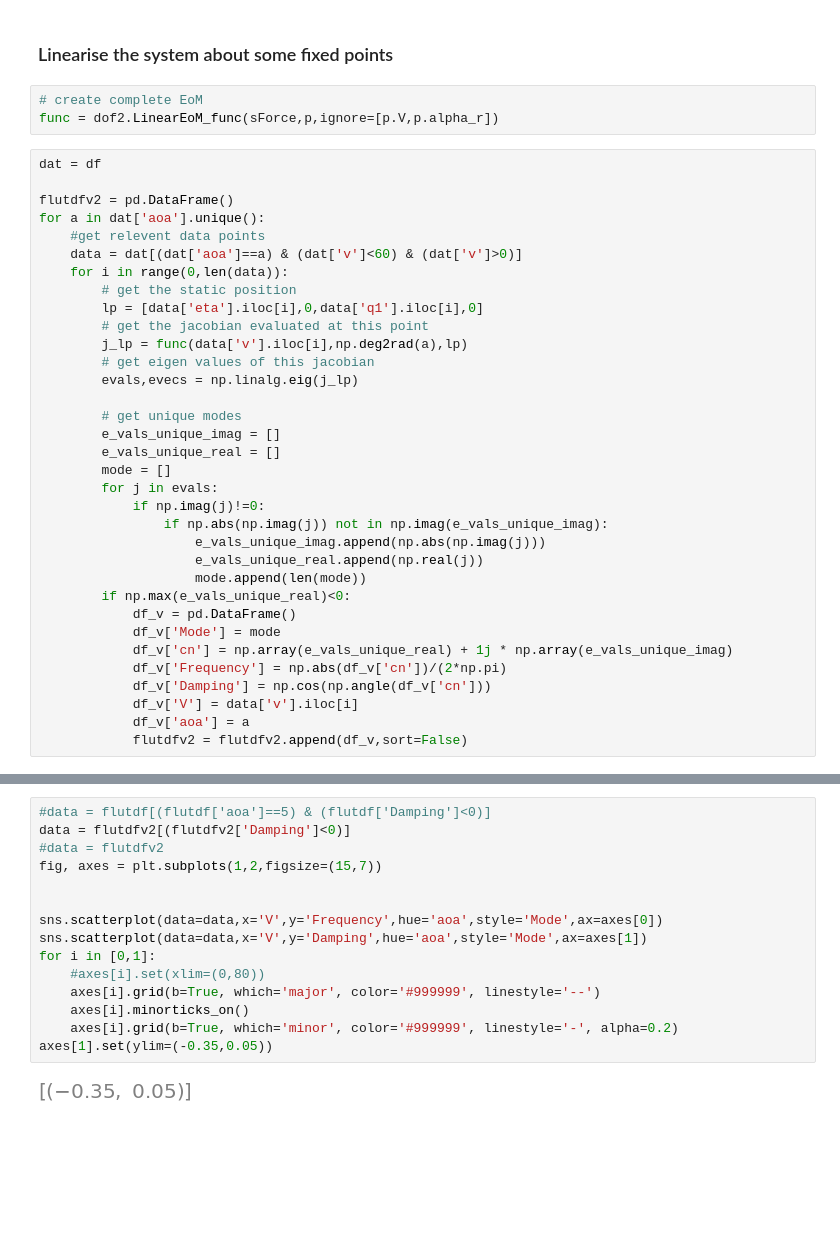
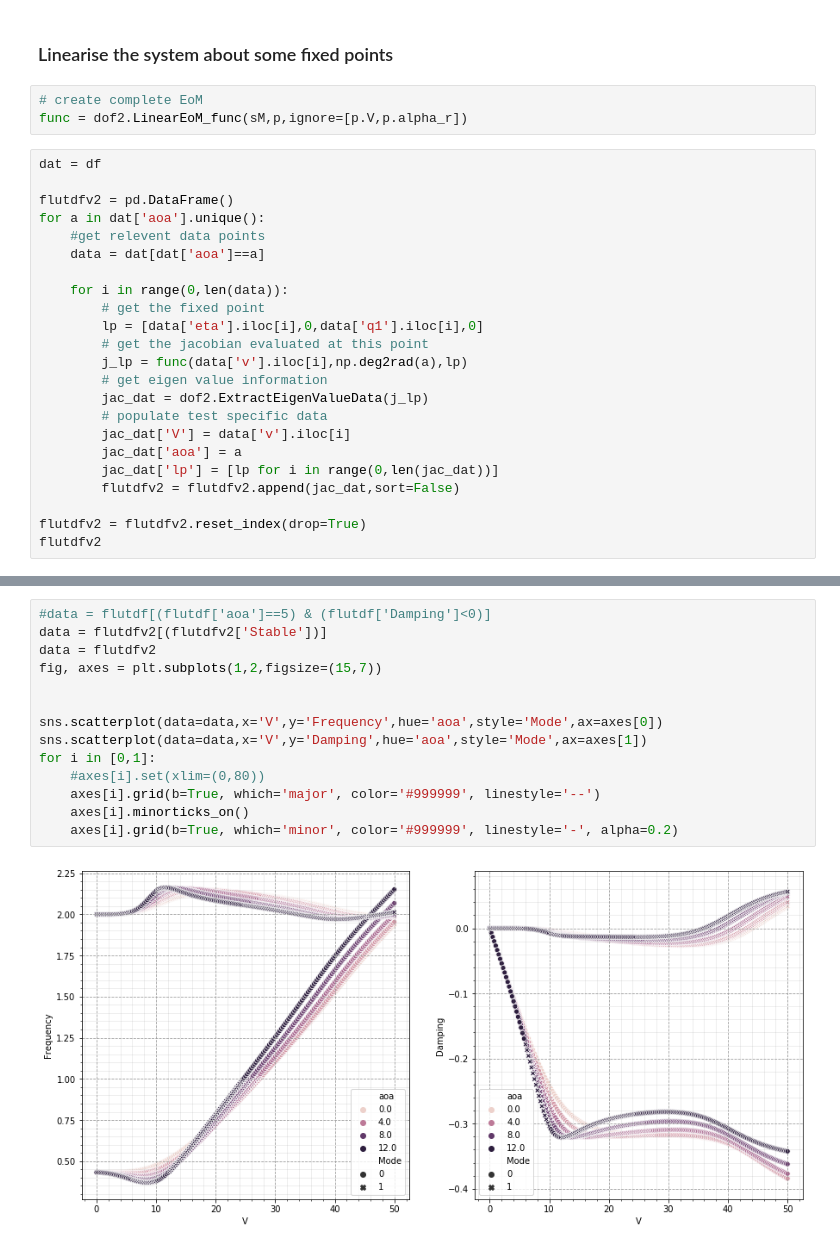
Before and after one commit to fh9g12/FwtModels, a Jupyter notebook: Workbooks/4_NLP-VS_aero_forces/5_SplitGravityIntoAExternalForce.ipynb, the cells around one changed output, grey strips where cells are left out. Saved outputs shown, nothing was run; the diff lists cells and outputs as text; blank space fills up the shorter version.

```diff
--- a/Workbooks/4_NLP-VS_aero_forces/5_SplitGravityIntoAExternalForce.ipynb
+++ b/Workbooks/4_NLP-VS_aero_forces/5_SplitGravityIntoAExternalForce.ipynb
@@ -116,38 +90,27 @@ for ax in axes:
 ### Linearise the system about some fixed points
 # %%
 # create complete EoM
-func = dof2.LinearEoM_func(sForce,p,ignore=[p.V,p.alpha_r])
+func = dof2.LinearEoM_func(sM,p,ignore=[p.V,p.alpha_r])
 # %%
 dat = df
 
 flutdfv2 = pd.DataFrame()
 for a in dat['aoa'].unique():
     #get relevent data points
-    data = dat[(dat['aoa']==a) & (dat['v']<60) & (dat['v']>0)]
+    data = dat[dat['aoa']==a]
+
     for i in range(0,len(data)):
-        # get the static position
+        # get the fixed point
         lp = [data['eta'].iloc[i],0,data['q1'].iloc[i],0]
         # get the jacobian evaluated at this point
         j_lp = func(data['v'].iloc[i],np.deg2rad(a),lp)
-        # get eigen values of this jacobian
-        evals,evecs = np.linalg.eig(j_lp)
+        # get eigen value information
+        jac_dat = dof2.ExtractEigenValueData(j_lp)
+        # populate test specific data
+        jac_dat['V'] = data['v'].iloc[i]
+        jac_dat['aoa'] = a
+        jac_dat['lp'] = [lp for i in range(0,len(jac_dat))]
+        flutdfv2 = flutdfv2.append(jac_dat,sort=False)
 
-        # get unique modes
-        e_vals_unique_imag = []
-        e_vals_unique_real = []
-        mode = []
-        for j in evals:
-            if np.imag(j)!=0:
-                if np.abs(np.imag(j)) not in np.imag(e_vals_unique_imag):
-                    e_vals_unique_imag.append(np.abs(np.imag(j)))
-                    e_vals_unique_real.append(np.real(j))
-                    mode.append(len(mode))
-        if np.max(e_vals_unique_real)<0:
-            df_v = pd.DataFrame()
-            df_v['Mode'] = mode
-            df_v['cn'] = np.array(e_vals_unique_real) + 1j * np.array(e_vals_unique_imag)
-            df_v['Frequency'] = np.abs(df_v['cn'])/(2*np.pi)
-            df_v['Damping'] = np.cos(np.angle(df_v['cn']))
-            df_v['V'] = data['v'].iloc[i]
-            df_v['aoa'] = a
-            flutdfv2 = flutdfv2.append(df_v,sort=False)
+flutdfv2 = flutdfv2.reset_index(drop=True)
+flutdfv2
@@ -154,17 +131,16 @@ for a in dat['aoa'].unique():
 # %%
 #data = flutdf[(flutdf['aoa']==5) & (flutdf['Damping']<0)]
-data = flutdfv2[(flutdfv2['Damping']<0)]
-#data = flutdfv2
+data = flutdfv2[(flutdfv2['Stable'])]
+data = flutdfv2
 fig, axes = plt.subplots(1,2,figsize=(15,7))
 
 
 sns.scatterplot(data=data,x='V',y='Frequency',hue='aoa',style='Mode',ax=axes[0])
 sns.scatterplot(data=data,x='V',y='Damping',hue='aoa',style='Mode',ax=axes[1])
 for i in [0,1]:
     #axes[i].set(xlim=(0,80))
     axes[i].grid(b=True, which='major', color='#999999', linestyle='--')
     axes[i].minorticks_on()
     axes[i].grid(b=True, which='minor', color='#999999', linestyle='-', alpha=0.2)
-axes[1].set(ylim=(-0.35,0.05))
 # %% [output]
-[figure, old version]
+[figure, new version]
```
Also changed, not shown: parts of 7 cells of this notebook, 4 other files.
